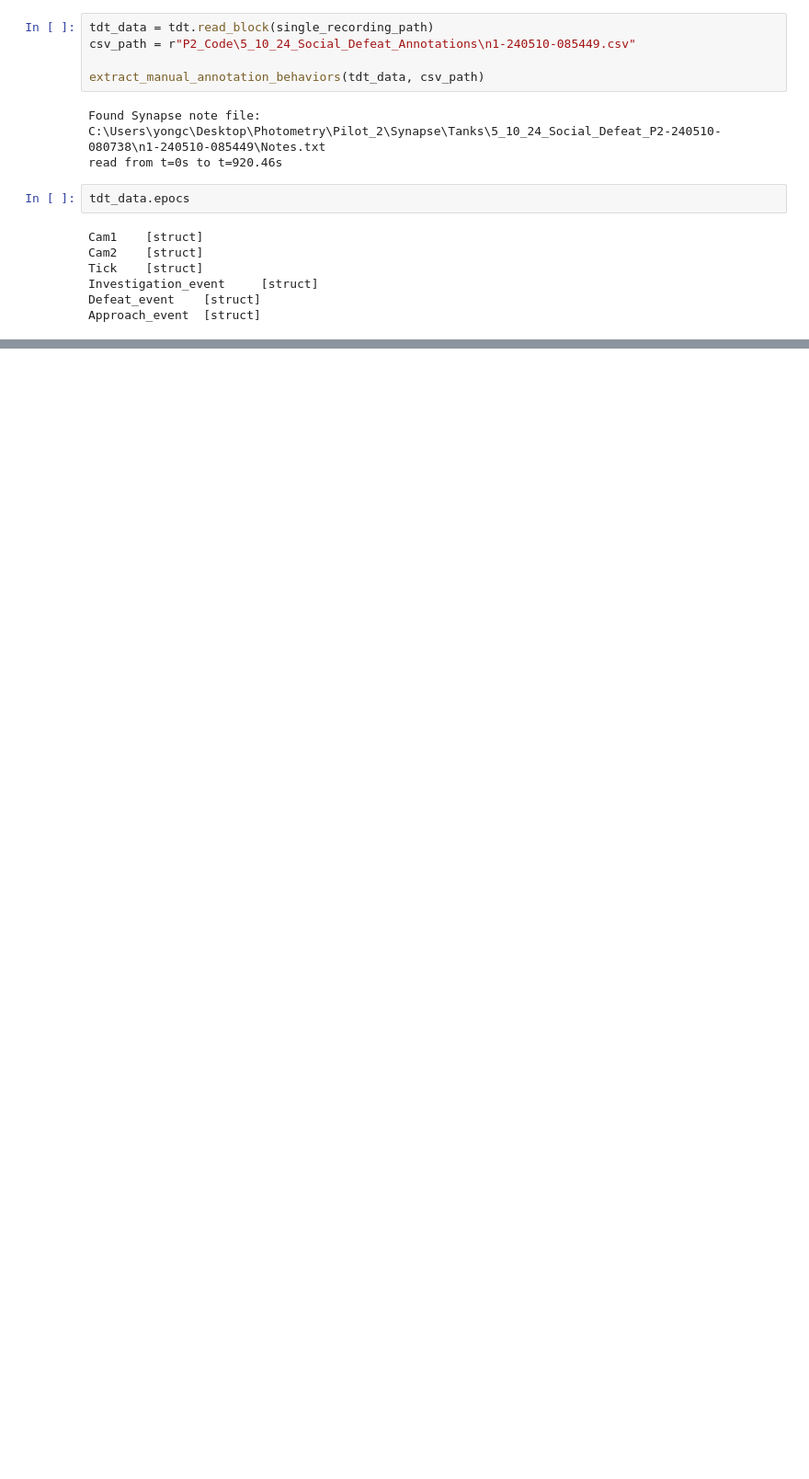
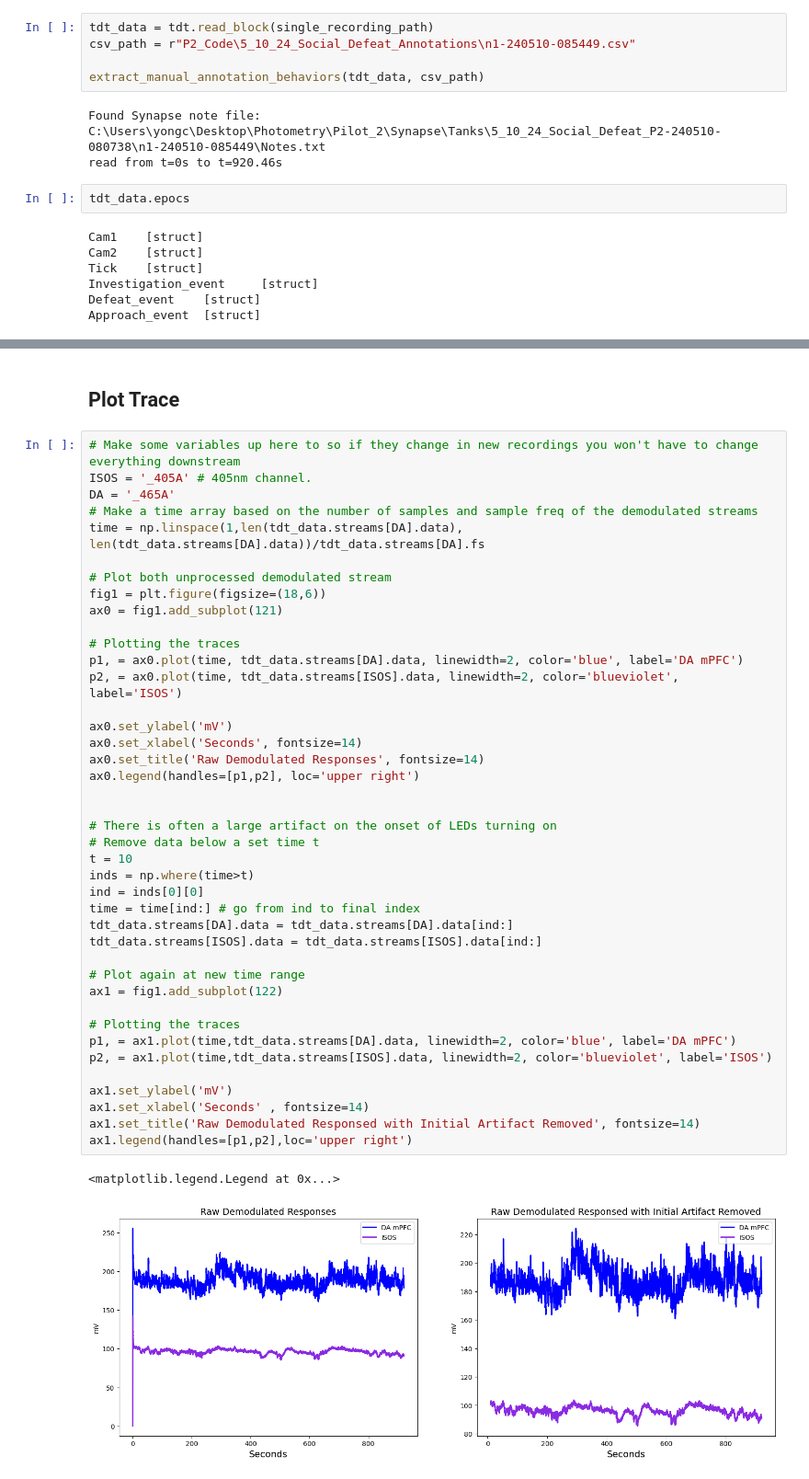
Before and after one commit to AlbertLeei/PCLAB_Photometry, a Jupyter notebook: P2_Code/Test.ipynb, the cells around one changed output, grey strips where cells are left out. Shown at 92% size. Cells and saved outputs as stored; diff of their text form; blank space fills up the shorter version.

Commit message:
Started implementing raw trace code

```diff
--- a/P2_Code/Test.ipynb
+++ b/P2_Code/Test.ipynb
@@ -69,0 +46,46 @@ AttributeError: 'StructType' object has no attribute 'Defeat_event'
+# %% [markdown]
+## Plot Trace
+# %%
+# Make some variables up here to so if they change in new recordings you won't have to change everything downstream
+ISOS = '_405A' # 405nm channel.
+DA = '_465A'
+# Make a time array based on the number of samples and sample freq of the demodulated streams
+time = np.linspace(1,len(tdt_data.streams[DA].data), len(tdt_data.streams[DA].data))/tdt_data.streams[DA].fs
+
+# Plot both unprocessed demodulated stream
+fig1 = plt.figure(figsize=(18,6))
+ax0 = fig1.add_subplot(121)
+
+# Plotting the traces
+p1, = ax0.plot(time, tdt_data.streams[DA].data, linewidth=2, color='blue', label='DA mPFC')
+p2, = ax0.plot(time, tdt_data.streams[ISOS].data, linewidth=2, color='blueviolet', label='ISOS')
+
+ax0.set_ylabel('mV')
+ax0.set_xlabel('Seconds', fontsize=14)
+ax0.set_title('Raw Demodulated Responses', fontsize=14)
+ax0.legend(handles=[p1,p2], loc='upper right')
+
+
+# There is often a large artifact on the onset of LEDs turning on
+# Remove data below a set time t
+t = 10
+inds = np.where(time>t)
+ind = inds[0][0]
+time = time[ind:] # go from ind to final index
+tdt_data.streams[DA].data = tdt_data.streams[DA].data[ind:]
+tdt_data.streams[ISOS].data = tdt_data.streams[ISOS].data[ind:]
+
+# Plot again at new time range
+ax1 = fig1.add_subplot(122)
+
+# Plotting the traces
+p1, = ax1.plot(time,tdt_data.streams[DA].data, linewidth=2, color='blue', label='DA mPFC')
+p2, = ax1.plot(time,tdt_data.streams[ISOS].data, linewidth=2, color='blueviolet', label='ISOS')
+
+ax1.set_ylabel('mV')
+ax1.set_xlabel('Seconds' , fontsize=14)
+ax1.set_title('Raw Demodulated Responsed with Initial Artifact Removed', fontsize=14)
+ax1.legend(handles=[p1,p2],loc='upper right')
+# %% [output]
+<matplotlib.legend.Legend at 0x...>
+[figure, added]
```
Also changed, not shown: parts of 5 cells of this notebook, 1 other file.
